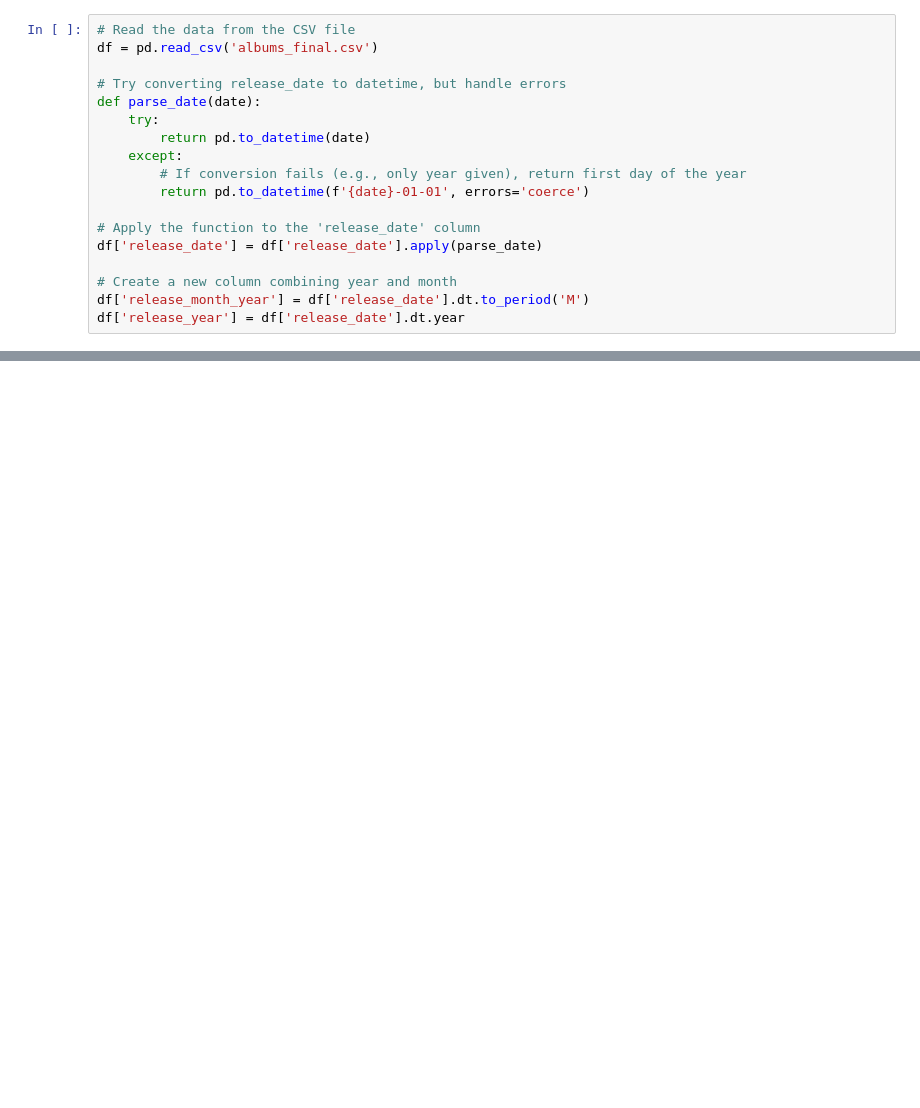
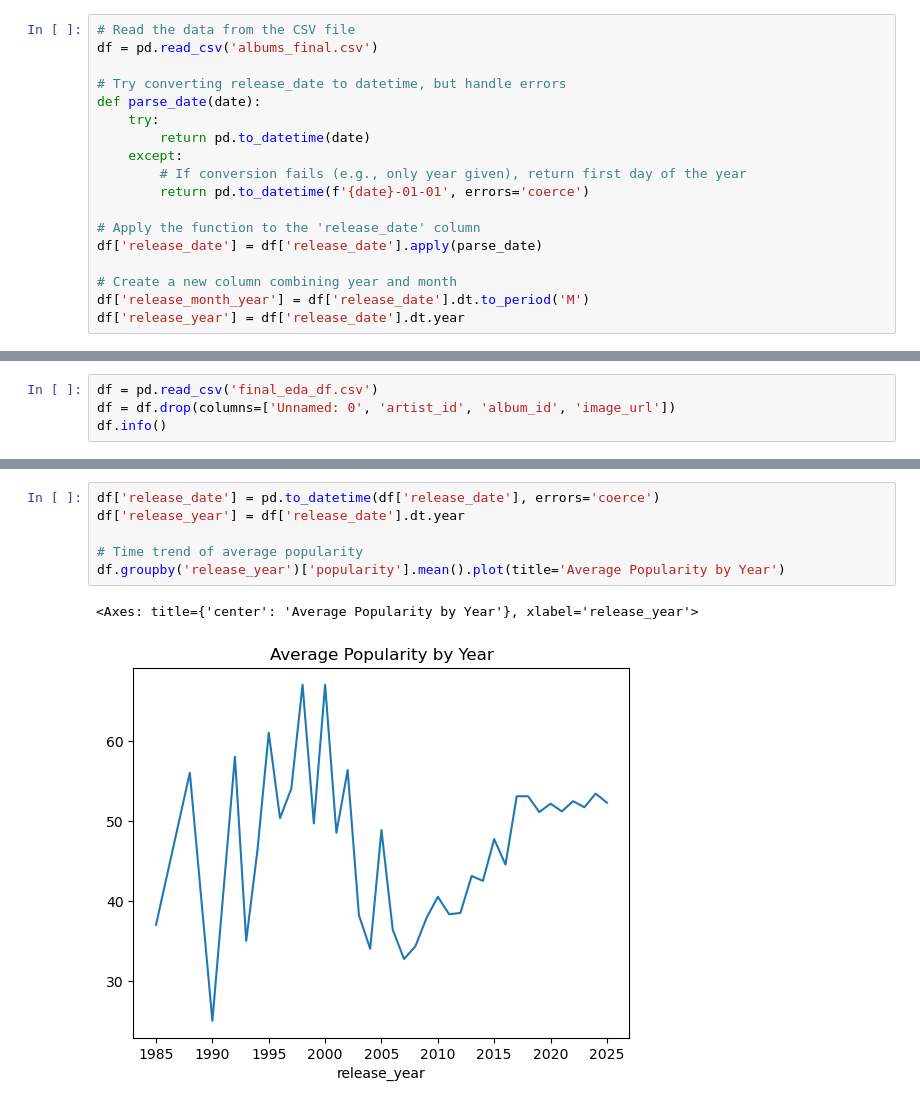
Before and after one commit to marie-vaughan/6600_final_project, a Jupyter notebook: data/new/eda.ipynb, the cells around one changed output, grey strips where cells are left out. Cells and saved outputs as stored; diff of their text form; blank space fills up the shorter version.

```diff
--- a/data/new/eda.ipynb
+++ b/data/new/eda.ipynb
@@ -45,0 +47,4 @@ plt.show()
+# %%
+df = pd.read_csv('final_eda_df.csv')
+df = df.drop(columns=['Unnamed: 0', 'artist_id', 'album_id', 'image_url'])
+df.info()
@@ -45,0 +69,9 @@ plt.show()
+# %%
+df['release_date'] = pd.to_datetime(df['release_date'], errors='coerce')
+df['release_year'] = df['release_date'].dt.year
+
+# Time trend of average popularity
+df.groupby('release_year')['popularity'].mean().plot(title='Average Popularity by Year')
+# %% [output]
+<Axes: title={'center': 'Average Popularity by Year'}, xlabel='release_year'>
+[figure, added]
```
Also changed, not shown: parts of 14 cells of this notebook.
